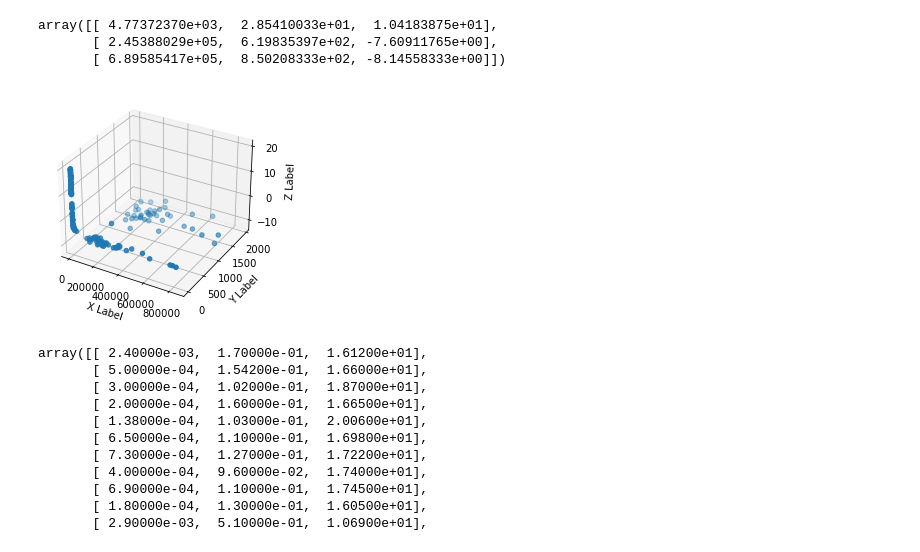
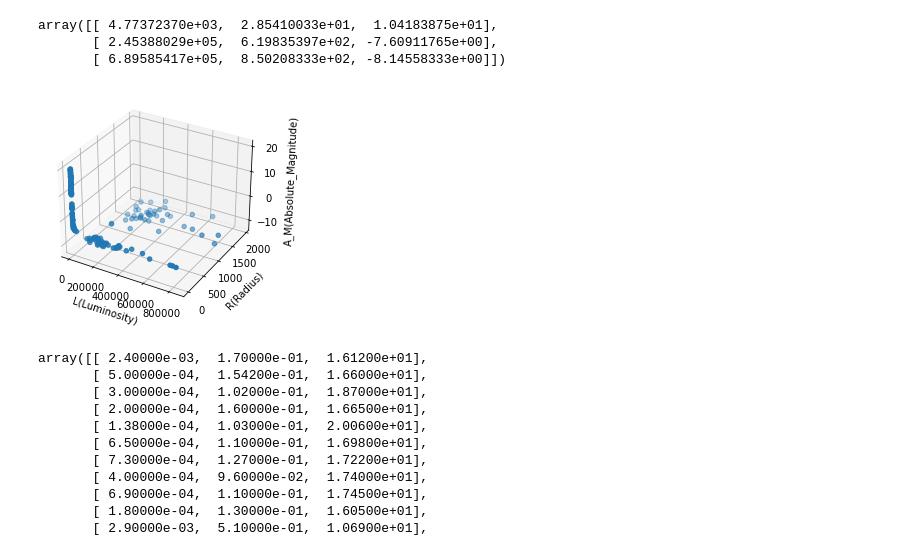
Before and after one commit to mattebasta/MachineLearning, a Jupyter notebook: Clustering Stelle/clustering_a_tre_feature(A_M,R,L).ipynb, the cells around one changed output. Cells and saved outputs as stored; diff of their text form; code cells hidden in the pictures.

```diff
--- a/Clustering Stelle/clustering_a_tre_feature(A_M,R,L).ipynb
+++ b/Clustering Stelle/clustering_a_tre_feature(A_M,R,L).ipynb
@@ -175,14 +175,14 @@ array([[ 4.77372370e+03,  2.85410033e+01,  1.04183875e+01],
 # %%
 fig=plt.figure()
 ax = fig.add_subplot(projection='3d')
 
 ax.scatter(df_new.iloc[:, 0], df_new.iloc[:, 1], df_new.iloc[:, 2])
-ax.set_xlabel('X Label')
-ax.set_ylabel('Y Label')
-ax.set_zlabel('Z Label')
+ax.set_xlabel('L(Luminosity)')
+ax.set_ylabel('R(Radius)')
+ax.set_zlabel('A_M(Absolute_Magnitude)')
 plt.show()
 # %% [output]
-[figure, old version]
+[figure, new version]
 # %%
 X_arr = df_new.to_numpy()
 X_arr
```
Also changed, not shown: parts of 2 cells of this notebook, 6 other files.
